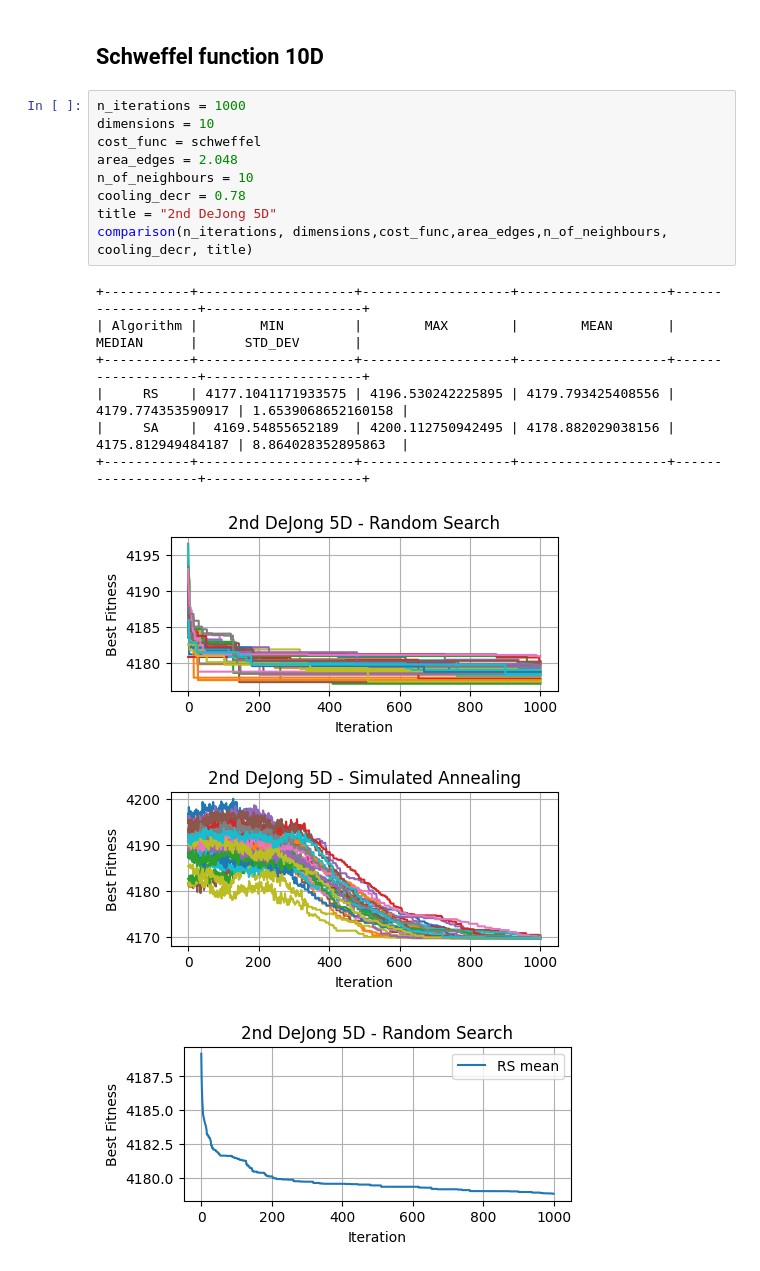
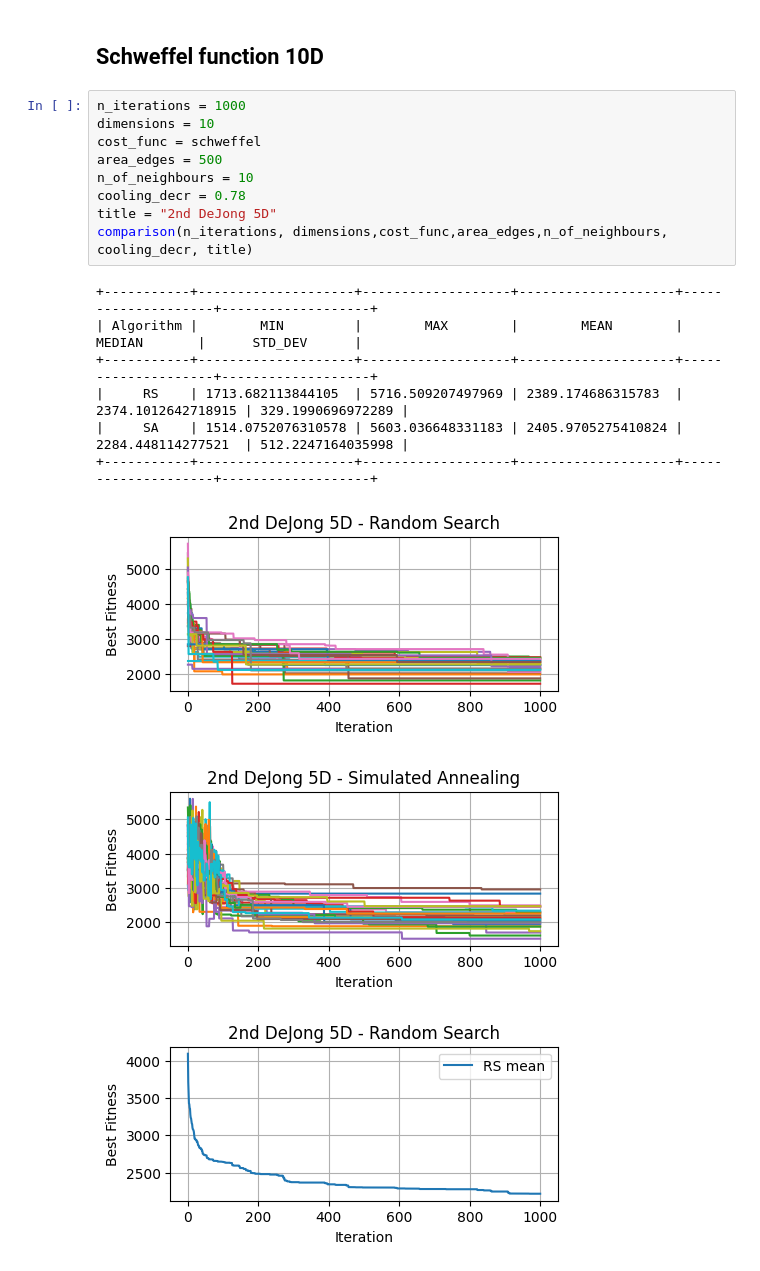
Before and after one commit to ta-jana/benchmarking-RS-SA, a Jupyter notebook: Tatyrkova_Jana_RSSA.ipynb, the cells around one changed output. Cells and saved outputs as stored; diff of their text form.

Commit message:
area edges update

```diff
--- a/Tatyrkova_Jana_RSSA.ipynb
+++ b/Tatyrkova_Jana_RSSA.ipynb
@@ -351,19 +351,19 @@ comparison(n_iterations, dimensions,cost_func,area_edges,n_of_neighbours, coolin
 # %%
 n_iterations = 1000
 dimensions = 10
 cost_func = schweffel
-area_edges = 2.048
+area_edges = 500
 n_of_neighbours = 10
 cooling_decr = 0.78
 title = "2nd DeJong 5D"
 comparison(n_iterations, dimensions,cost_func,area_edges,n_of_neighbours, cooling_decr, title)
 # %% [output]
-+-----------+--------------------+-------------------+-------------------+-------------------+--------------------+
-| Algorithm |        MIN         |        MAX        |        MEAN       |       MEDIAN      |      STD_DEV       |
-+-----------+--------------------+-------------------+-------------------+-------------------+--------------------+
-|     RS    | 4177.1041171933575 | 4196.530242225895 | 4179.793425408556 | 4179.774353590917 | 1.6539068652160158 |
-|     SA    |  4169.54855652189  | 4200.112750942495 | 4178.882029038156 | 4175.812949484187 | 8.864028352895863  |
-+-----------+--------------------+-------------------+-------------------+-------------------+--------------------+
++-----------+--------------------+-------------------+--------------------+--------------------+-------------------+
+| Algorithm |        MIN         |        MAX        |        MEAN        |       MEDIAN       |      STD_DEV      |
++-----------+--------------------+-------------------+--------------------+--------------------+-------------------+
+|     RS    | 1713.682113844105  | 5716.509207497969 | 2389.174686315783  | 2374.1012642718915 | 329.1990696972289 |
+|     SA    | 1514.0752076310578 | 5603.036648331183 | 2405.9705275410824 | 2284.448114277521  | 512.2247164035998 |
++-----------+--------------------+-------------------+--------------------+--------------------+-------------------+
-[figure, old version]
+[figure, new version]
-[figure, old version]
+[figure, new version]
-[figure, old version]
+[figure, new version]
```
Also changed, not shown: parts of 2 cells of this notebook.
